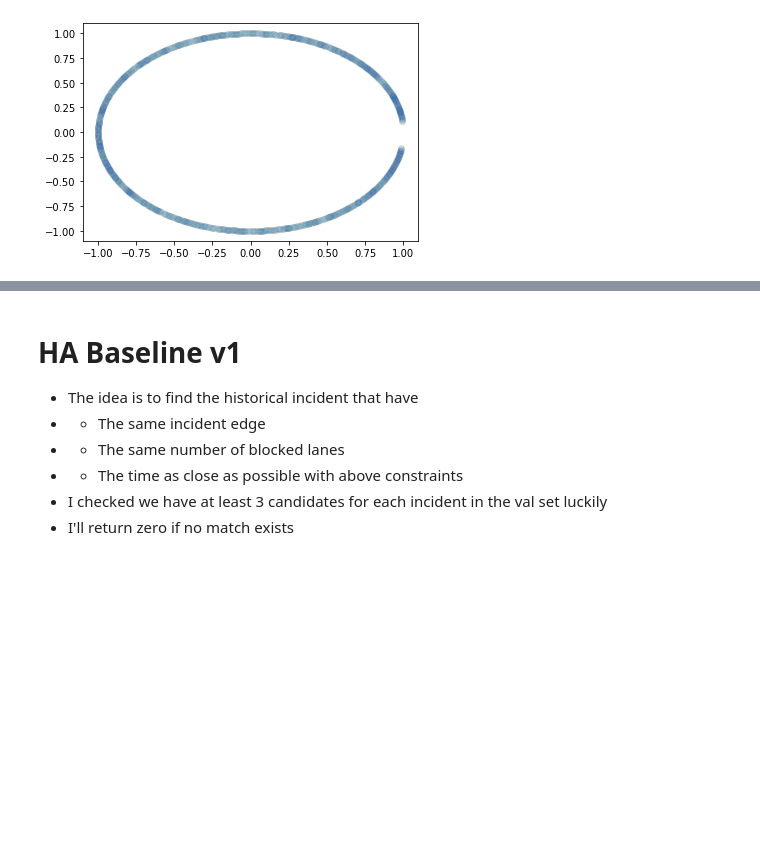
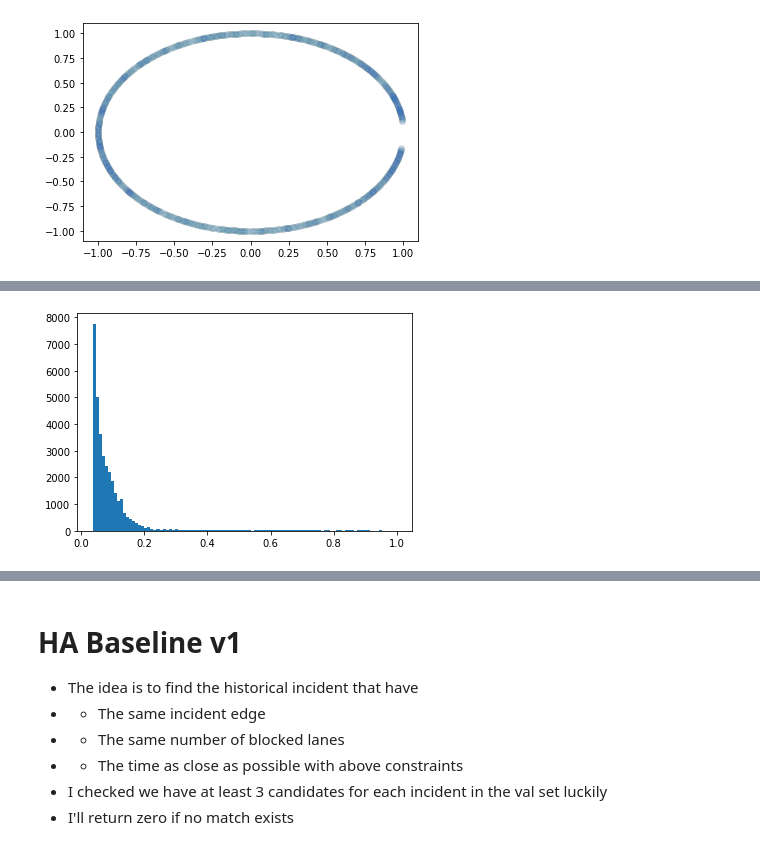
Before and after one commit to MathiasNT/CongestionPropagationPrediction, a Jupyter notebook: notebooks/HA_baseline_dev.ipynb, the cells around one changed output, grey strips where cells are left out. Cells and saved outputs as stored; diff of their text form; code cells hidden in the pictures; blank space fills up the shorter version.

```diff
--- a/notebooks/HA_baseline_dev.ipynb
+++ b/notebooks/HA_baseline_dev.ipynb
@@ -91,0 +119,5 @@ plt.scatter(i_times[:,0], i_times[:,1], alpha=0.01)
+# %%
+# Target Start time
+plt.hist(affected_train_target[...,1].reshape(-1), bins=100);
+# %% [output]
+[figure, added]
```
Also changed, not shown: parts of 29 cells of this notebook, 8 other files.
